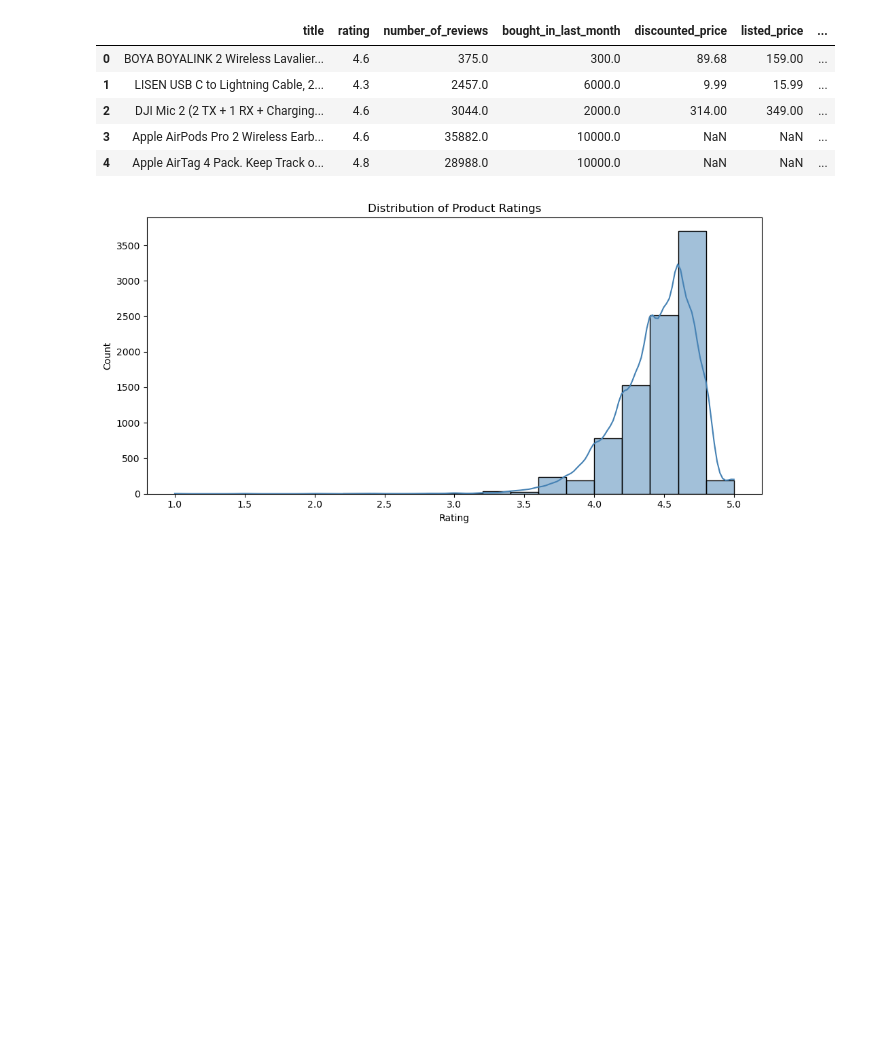
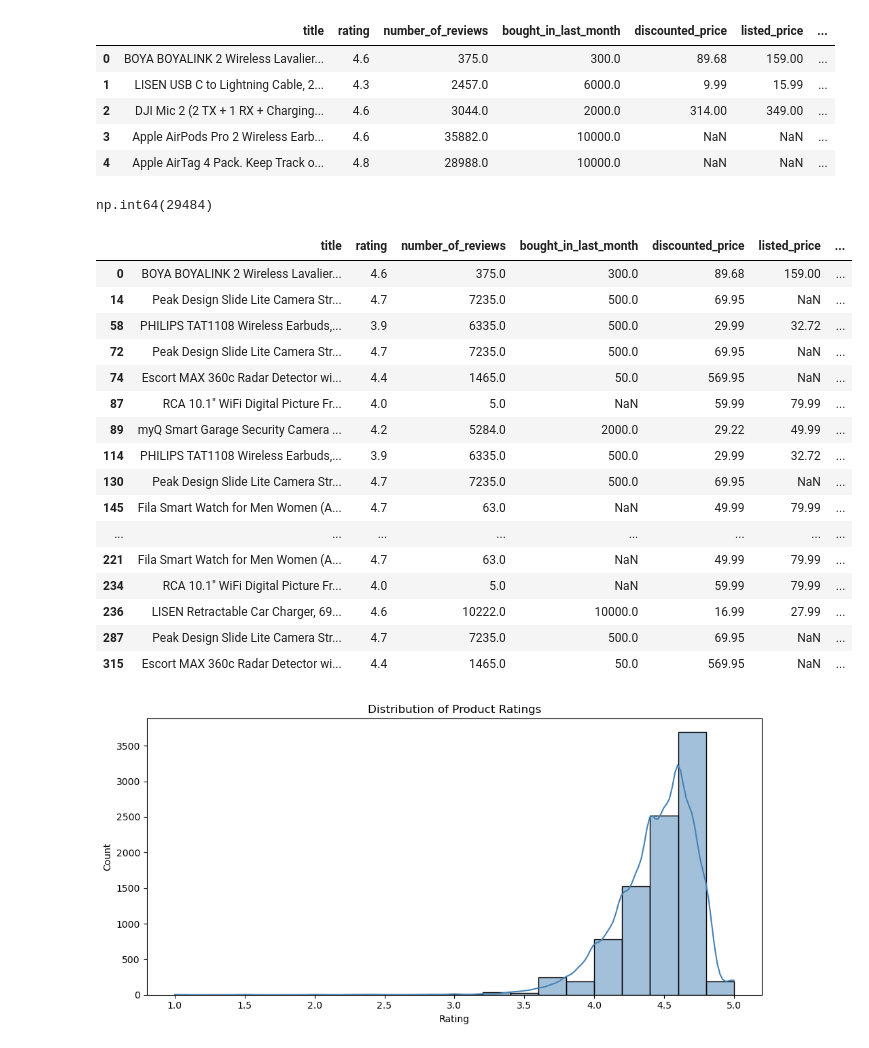
Before and after one commit to Kevinc1779/amazon_sales_analysis, a Jupyter notebook: notebooks/amazon_sales.ipynb, the cells around one changed output. Cells and saved outputs as stored; diff of their text form; code cells hidden in the pictures; blank space fills up the shorter version.

```diff
--- a/notebooks/amazon_sales.ipynb
+++ b/notebooks/amazon_sales.ipynb
@@ -165,3 +160,27 @@ df.head()
 | 2 | DJI Mic 2 (2 TX + 1 RX + Charging... | 4.6 | 3044.0 | 2000.0 | 314.00 | 349.00 | ... |
 | 3 | Apple AirPods Pro 2 Wireless Earb... | 4.6 | 35882.0 | 10000.0 | NaN | NaN | ... |
 | 4 | Apple AirTag 4 Pack. Keep Track o... | 4.8 | 28988.0 | 10000.0 | NaN | NaN | ... |
+# %%
+df.duplicated().sum()
+# %% [output]
+np.int64(29484)
+# %%
+df[df.duplicated(keep=False)].head(20)
+# %% [output]
+|  | title | rating | number_of_reviews | bought_in_last_month | discounted_price | listed_price | ... |
+| 0 | BOYA BOYALINK 2 Wireless Lavalier... | 4.6 | 375.0 | 300.0 | 89.68 | 159.00 | ... |
+| 14 | Peak Design Slide Lite Camera Str... | 4.7 | 7235.0 | 500.0 | 69.95 | NaN | ... |
+| 58 | PHILIPS TAT1108 Wireless Earbuds,... | 3.9 | 6335.0 | 500.0 | 29.99 | 32.72 | ... |
+| 72 | Peak Design Slide Lite Camera Str... | 4.7 | 7235.0 | 500.0 | 69.95 | NaN | ... |
+| 74 | Escort MAX 360c Radar Detector wi... | 4.4 | 1465.0 | 50.0 | 569.95 | NaN | ... |
+| 87 | RCA 10.1" WiFi Digital Picture Fr... | 4.0 | 5.0 | NaN | 59.99 | 79.99 | ... |
+| 89 | myQ Smart Garage Security Camera ... | 4.2 | 5284.0 | 2000.0 | 29.22 | 49.99 | ... |
+| 114 | PHILIPS TAT1108 Wireless Earbuds,... | 3.9 | 6335.0 | 500.0 | 29.99 | 32.72 | ... |
+| 130 | Peak Design Slide Lite Camera Str... | 4.7 | 7235.0 | 500.0 | 69.95 | NaN | ... |
+| 145 | Fila Smart Watch for Men Women (A... | 4.7 | 63.0 | NaN | 49.99 | 79.99 | ... |
+| ... | ... | ... | ... | ... | ... | ... | ... |
+| 221 | Fila Smart Watch for Men Women (A... | 4.7 | 63.0 | NaN | 49.99 | 79.99 | ... |
+| 234 | RCA 10.1" WiFi Digital Picture Fr... | 4.0 | 5.0 | NaN | 59.99 | 79.99 | ... |
+| 236 | LISEN Retractable Car Charger, 69... | 4.6 | 10222.0 | 10000.0 | 16.99 | 27.99 | ... |
+| 287 | Peak Design Slide Lite Camera Str... | 4.7 | 7235.0 | 500.0 | 69.95 | NaN | ... |
+| 315 | Escort MAX 360c Radar Detector wi... | 4.4 | 1465.0 | 50.0 | 569.95 | NaN | ... |
```
Also changed, not shown: parts of 10 cells of this notebook, 3 other files.
